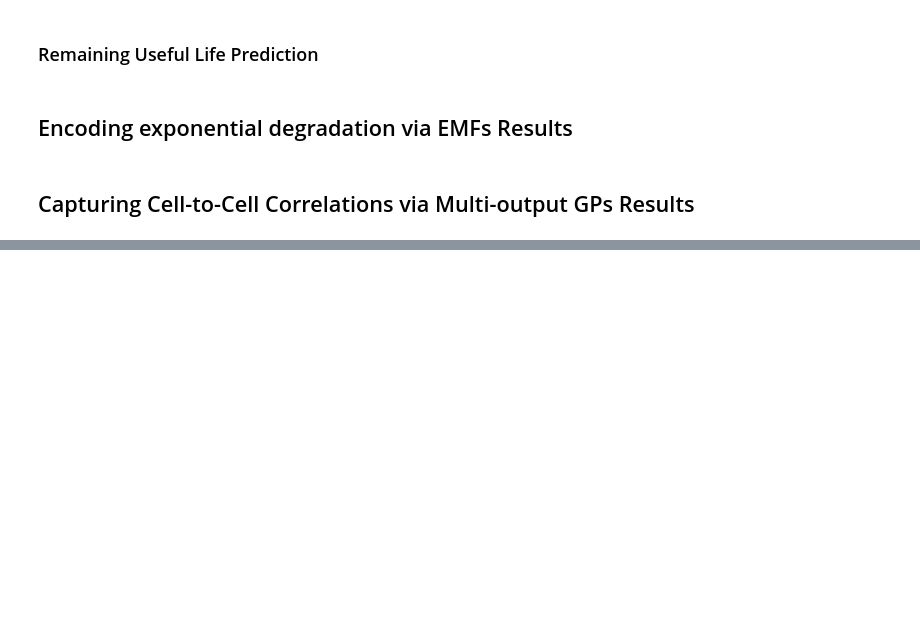
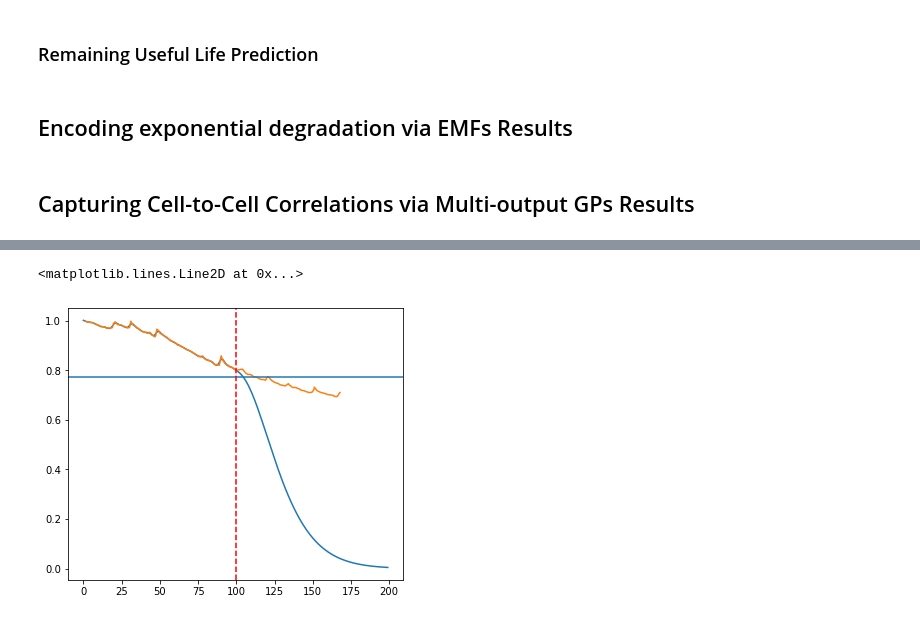
Before and after one commit to aniket-ak/Battery-SOH-Forecasting, a Jupyter notebook: Notebooks/Battery.ipynb, the cells around one changed output, grey strips where cells are left out. Cells and saved outputs as stored; diff of their text form; code cells hidden in the pictures; blank space fills up the shorter version.

```diff
--- a/Notebooks/Battery.ipynb
+++ b/Notebooks/Battery.ipynb
@@ -214,0 +147,6 @@ plt.ylim(0,30)
+# %%
+capacity, time = read_capacity_data('A1')
+# %%
+learn_till = 100
+X = time[np.where(time<learn_till)][:,np.newaxis]
+y = capacity[np.where(time<learn_till)][:,np.newaxis]
@@ -214,0 +168,14 @@ plt.ylim(0,30)
+# %%
+y_pred, sigma = gp.predict(X_pred, return_std=True)
+# %%
+plt.figure(figsize=(6,5))
+plt.plot(X_pred, y_pred)
+# plt.fill(np.concatenate([x, x[::-1]]),np.concatenate([y_pred -  sigma,(y_pred + sigma)[::-1]]), alpha=0.1)
+plt.plot(time, capacity)
+plt.plot()
+# plt.ylim(0.5,1.05)
+plt.axhline(y=0.775)
+plt.axvline(x=learn_till, c='r', linestyle='--')
+# %% [output]
+<matplotlib.lines.Line2D at 0x...>
+[figure, added]
```
Also changed, not shown: parts of 26 cells of this notebook, 2 other files.
